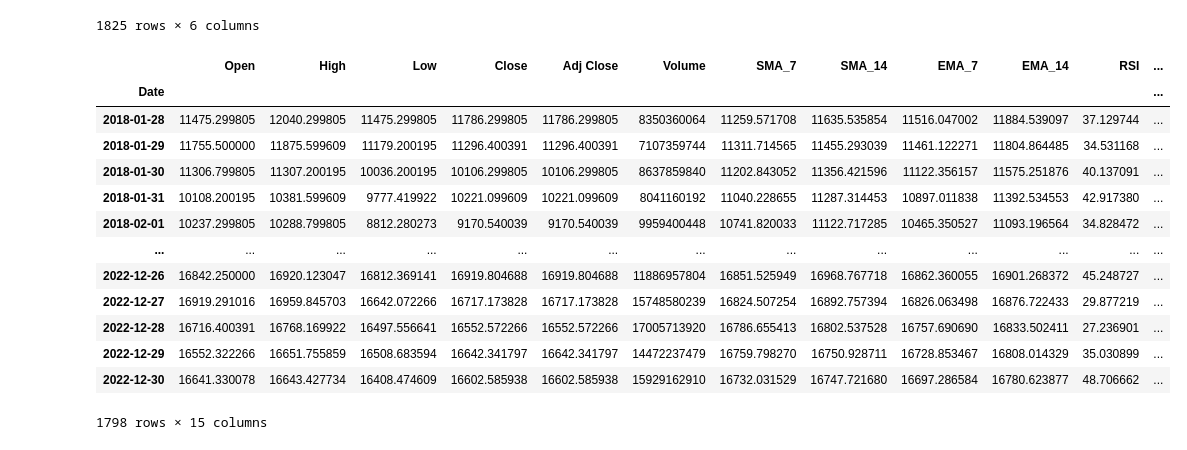
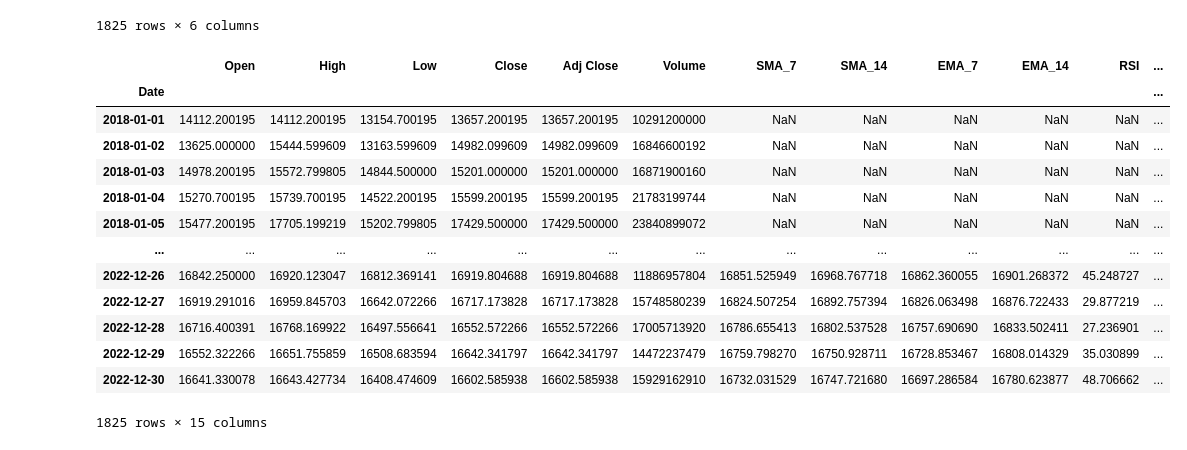
Before and after one commit to k1013726/Market-Sentiment-Analysis, a Jupyter notebook: Economic_Indicators/main.ipynb, the cells around one changed output. Saved outputs shown, nothing was run; the diff lists cells and outputs as text; code cells hidden in the pictures.

```diff
--- a/Economic_Indicators/main.ipynb
+++ b/Economic_Indicators/main.ipynb
@@ -85,36 +85,36 @@ def MACD(close):
 # %%
 # 指標副程式(資料,天數)
 df_Indicators['SMA_7']=SMA(df['Adj Close'],7)
 df_Indicators['SMA_14']=SMA(df['Adj Close'],14)
 
 df_Indicators['EMA_7']=EMA(df['Adj Close'],7)
 df_Indicators['EMA_14']=EMA(df['Adj Close'],14)
 
 df_Indicators['RSI']=RSI(df['Adj Close'],14)
 
 
 df_Indicators['Stoch_RSI']=Stoch_RSI(df['Adj Close'],14)
 
 df_Indicators['Upper_BB']=BB(df['Adj Close'],20)[0]
 df_Indicators['Lower_BB']=BB(df['Adj Close'],20)[1]
 
 df_Indicators['MACD']=MACD(df['Adj Close'])
-df_Indicators= df_Indicators.dropna()
+# df_Indicators= df_Indicators.dropna()
 df_Indicators
 # %% [output]
 |  | Open | High | Low | Close | Adj Close | Volume | SMA_7 | SMA_14 | EMA_7 | EMA_14 | RSI | ... |
 | Date |  |  |  |  |  |  |  |  |  |  |  | ... |
-| 2018-01-28 | 11475.299805 | 12040.299805 | 11475.299805 | 11786.299805 | 11786.299805 | 8350360064 | 11259.571708 | 11635.535854 | 11516.047002 | 11884.539097 | 37.129744 | ... |
-| 2018-01-29 | 11755.500000 | 11875.599609 | 11179.200195 | 11296.400391 | 11296.400391 | 7107359744 | 11311.714565 | 11455.293039 | 11461.122271 | 11804.864485 | 34.531168 | ... |
-| 2018-01-30 | 11306.799805 | 11307.200195 | 10036.200195 | 10106.299805 | 10106.299805 | 8637859840 | 11202.843052 | 11356.421596 | 11122.356157 | 11575.251876 | 40.137091 | ... |
-| 2018-01-31 | 10108.200195 | 10381.599609 | 9777.419922 | 10221.099609 | 10221.099609 | 8041160192 | 11040.228655 | 11287.314453 | 10897.011838 | 11392.534553 | 42.917380 | ... |
-| 2018-02-01 | 10237.299805 | 10288.799805 | 8812.280273 | 9170.540039 | 9170.540039 | 9959400448 | 10741.820033 | 11122.717285 | 10465.350527 | 11093.196564 | 34.828472 | ... |
+| 2018-01-01 | 14112.200195 | 14112.200195 | 13154.700195 | 13657.200195 | 13657.200195 | 10291200000 | NaN | NaN | NaN | NaN | NaN | ... |
+| 2018-01-02 | 13625.000000 | 15444.599609 | 13163.599609 | 14982.099609 | 14982.099609 | 16846600192 | NaN | NaN | NaN | NaN | NaN | ... |
+| 2018-01-03 | 14978.200195 | 15572.799805 | 14844.500000 | 15201.000000 | 15201.000000 | 16871900160 | NaN | NaN | NaN | NaN | NaN | ... |
+| 2018-01-04 | 15270.700195 | 15739.700195 | 14522.200195 | 15599.200195 | 15599.200195 | 21783199744 | NaN | NaN | NaN | NaN | NaN | ... |
+| 2018-01-05 | 15477.200195 | 17705.199219 | 15202.799805 | 17429.500000 | 17429.500000 | 23840899072 | NaN | NaN | NaN | NaN | NaN | ... |
 | ... | ... | ... | ... | ... | ... | ... | ... | ... | ... | ... | ... | ... |
 | 2022-12-26 | 16842.250000 | 16920.123047 | 16812.369141 | 16919.804688 | 16919.804688 | 11886957804 | 16851.525949 | 16968.767718 | 16862.360055 | 16901.268372 | 45.248727 | ... |
 | 2022-12-27 | 16919.291016 | 16959.845703 | 16642.072266 | 16717.173828 | 16717.173828 | 15748580239 | 16824.507254 | 16892.757394 | 16826.063498 | 16876.722433 | 29.877219 | ... |
 | 2022-12-28 | 16716.400391 | 16768.169922 | 16497.556641 | 16552.572266 | 16552.572266 | 17005713920 | 16786.655413 | 16802.537528 | 16757.690690 | 16833.502411 | 27.236901 | ... |
 | 2022-12-29 | 16552.322266 | 16651.755859 | 16508.683594 | 16642.341797 | 16642.341797 | 14472237479 | 16759.798270 | 16750.928711 | 16728.853467 | 16808.014329 | 35.030899 | ... |
 | 2022-12-30 | 16641.330078 | 16643.427734 | 16408.474609 | 16602.585938 | 16602.585938 | 15929162910 | 16732.031529 | 16747.721680 | 16697.286584 | 16780.623877 | 48.706662 | ... |
-1798 rows × 15 columns
+1825 rows × 15 columns
 # %%
 df_Indicators.to_csv('BTC-Indicators.csv')
```
Also changed, not shown: parts of 1 cell of this notebook, 11 other files.
